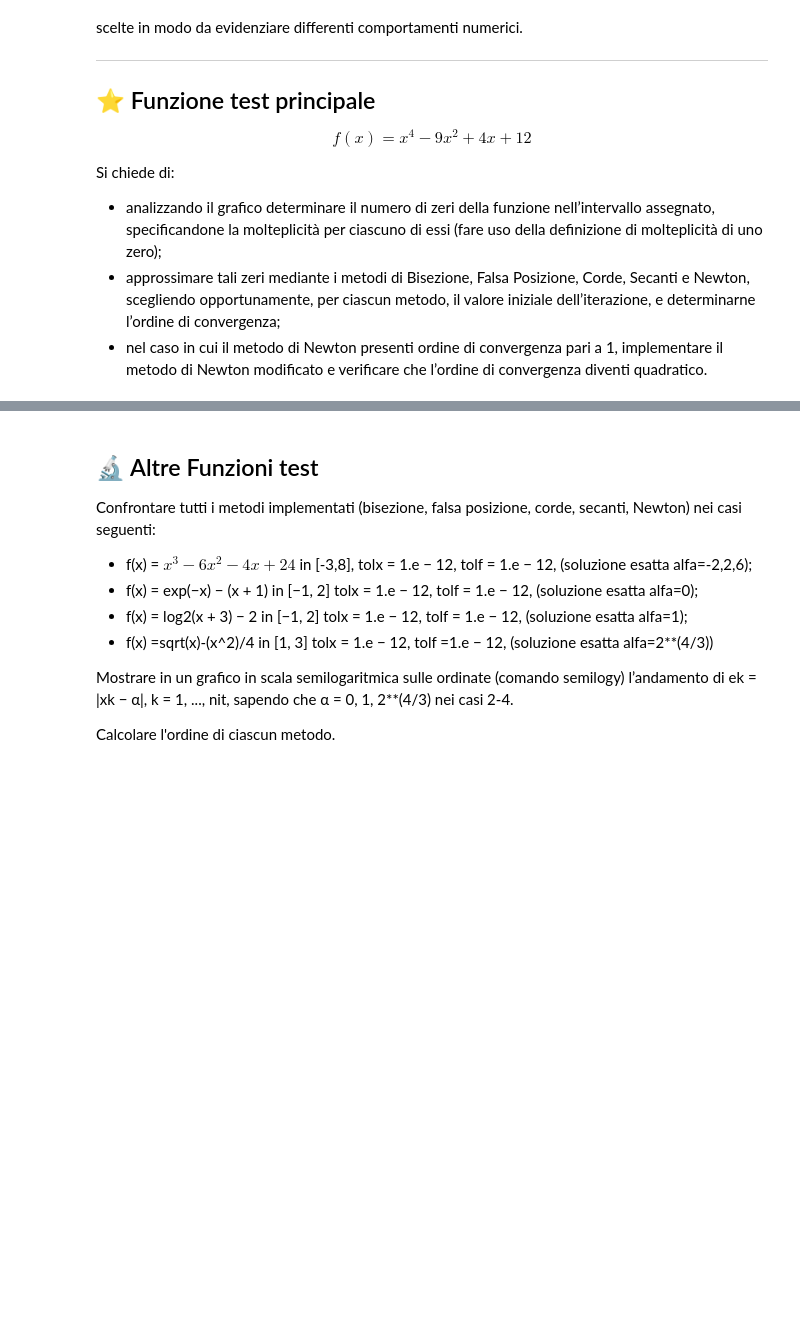
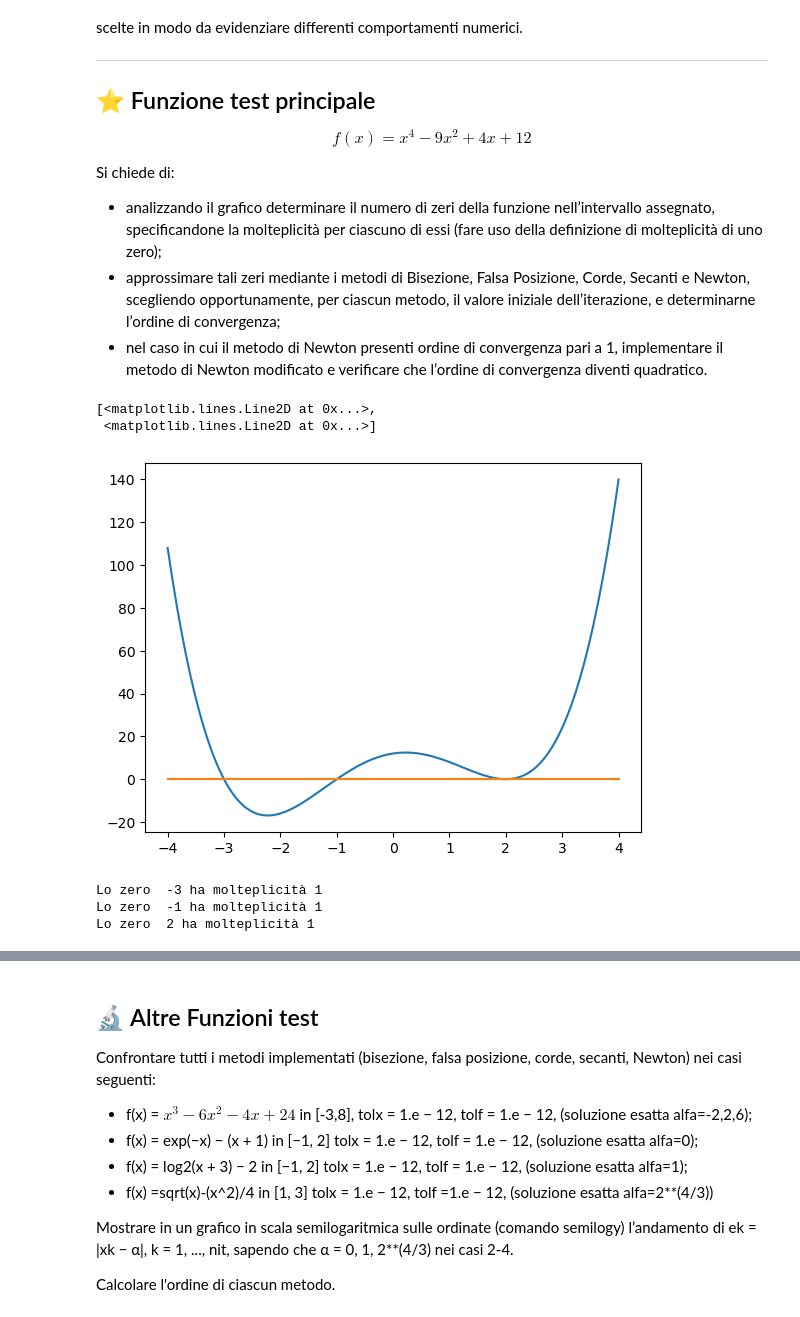
Before and after one commit to Hachi-69/Unibo-Computer-Science-and-Engineering-Year-2, a Jupyter notebook: Numerical-Methods-for-Artificial-Intelligence/Lab7/Laboratorio31_Marzo_2026/Laboratorio7.ipynb, the cells around one changed output, grey strips where cells are left out. Saved outputs shown, nothing was run; the diff lists cells and outputs as text; code cells hidden in the pictures; blank space fills up the shorter version.

```diff
--- a/Numerical-Methods-for-Artificial-Intelligence/Lab7/Laboratorio31_Marzo_2026/Laboratorio7.ipynb
+++ b/Numerical-Methods-for-Artificial-Intelligence/Lab7/Laboratorio31_Marzo_2026/Laboratorio7.ipynb
@@ -80,3 +80,20 @@ Si chiede di:
 - analizzando il grafico determinare il numero di zeri della funzione nell’intervallo assegnato, specificandone la molteplicità per ciascuno di essi (fare uso della definizione di molteplicità di uno zero);
 - approssimare tali zeri mediante i metodi di Bisezione, Falsa Posizione, Corde, Secanti e Newton, scegliendo opportunamente, per ciascun metodo, il valore iniziale dell’iterazione, e determinarne l’ordine di convergenza;
 - nel caso in cui il metodo di Newton presenti ordine di convergenza pari a 1, implementare il metodo di Newton modificato e verificare che l’ordine di convergenza diventi quadratico.
+# %%
+import numpy as np
+import matplotlib.pyplot as plt
+import sympy as sym
+import zeri_funzione as zeri
+
+x = sym.symbols('x')
+fs = x**4 - 9*x**2 + 4*x + 12
+a = -4
+b = 4
+xx = np.linspace(a, b, 200)
+f = sym.lambdify(x, fs, np)
+plt.plot(xx, f(xx), xx, np.zeros_like(xx))
+# %% [output]
+[<matplotlib.lines.Line2D at 0x...>,
+ <matplotlib.lines.Line2D at 0x...>]
+[figure, added]
@@ -82,0 +108,14 @@ Si chiede di:
+# %%
+alpha1 = -3
+alpha2 = -1
+alpha3 = 2
+m1 = molteciplita_zero(fs, alpha1)
+m2 = molteciplita_zero(fs, alpha1)
+m3 = molteciplita_zero(fs, alpha1)
+print("Lo zero ", alpha1, "ha molteplicità", m1)
+print("Lo zero ", alpha2, "ha molteplicità", m2)
+print("Lo zero ", alpha3, "ha molteplicità", m3)
+# %% [output]
+Lo zero  -3 ha molteplicità 1
+Lo zero  -1 ha molteplicità 1
+Lo zero  2 ha molteplicità 1
```
Also changed, not shown: parts of 4 cells of this notebook, 2 other files.
